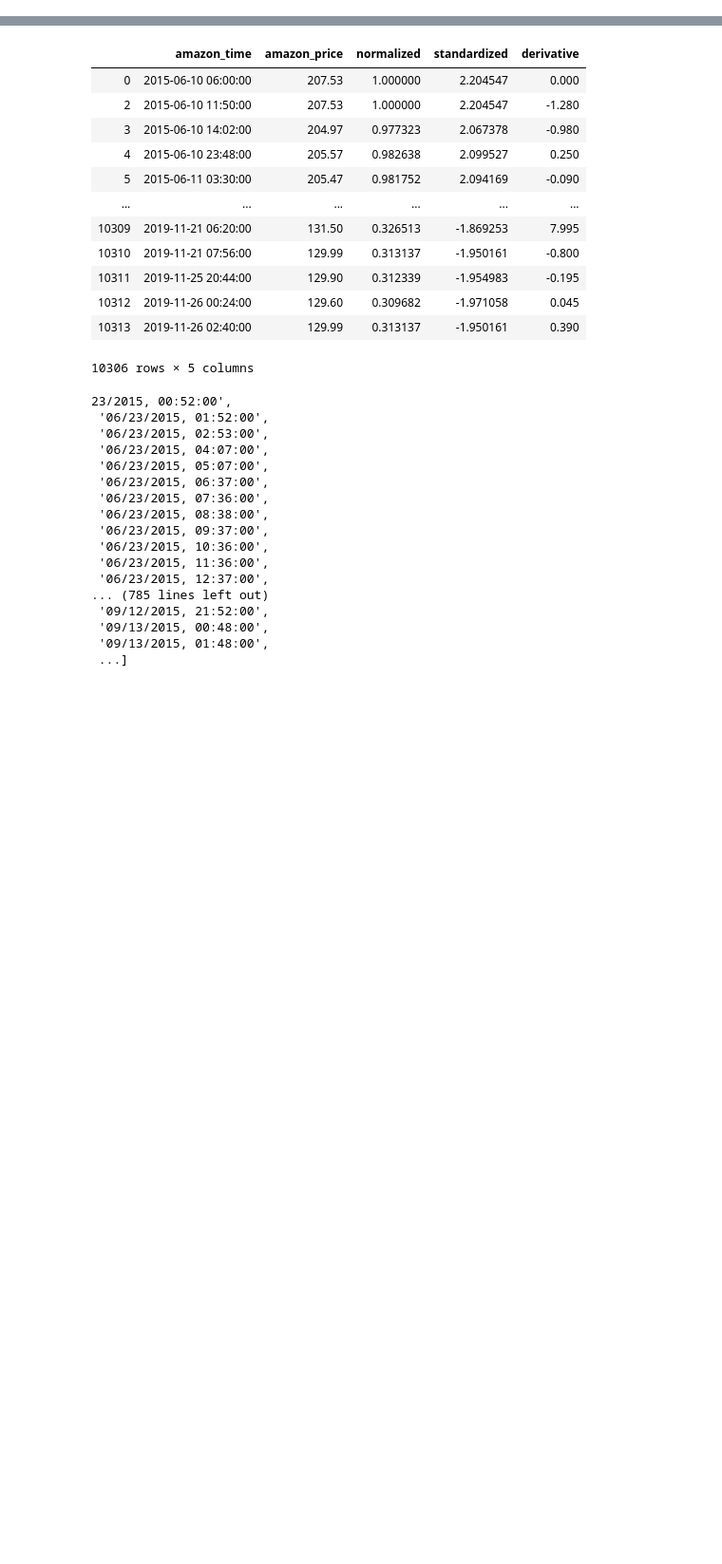
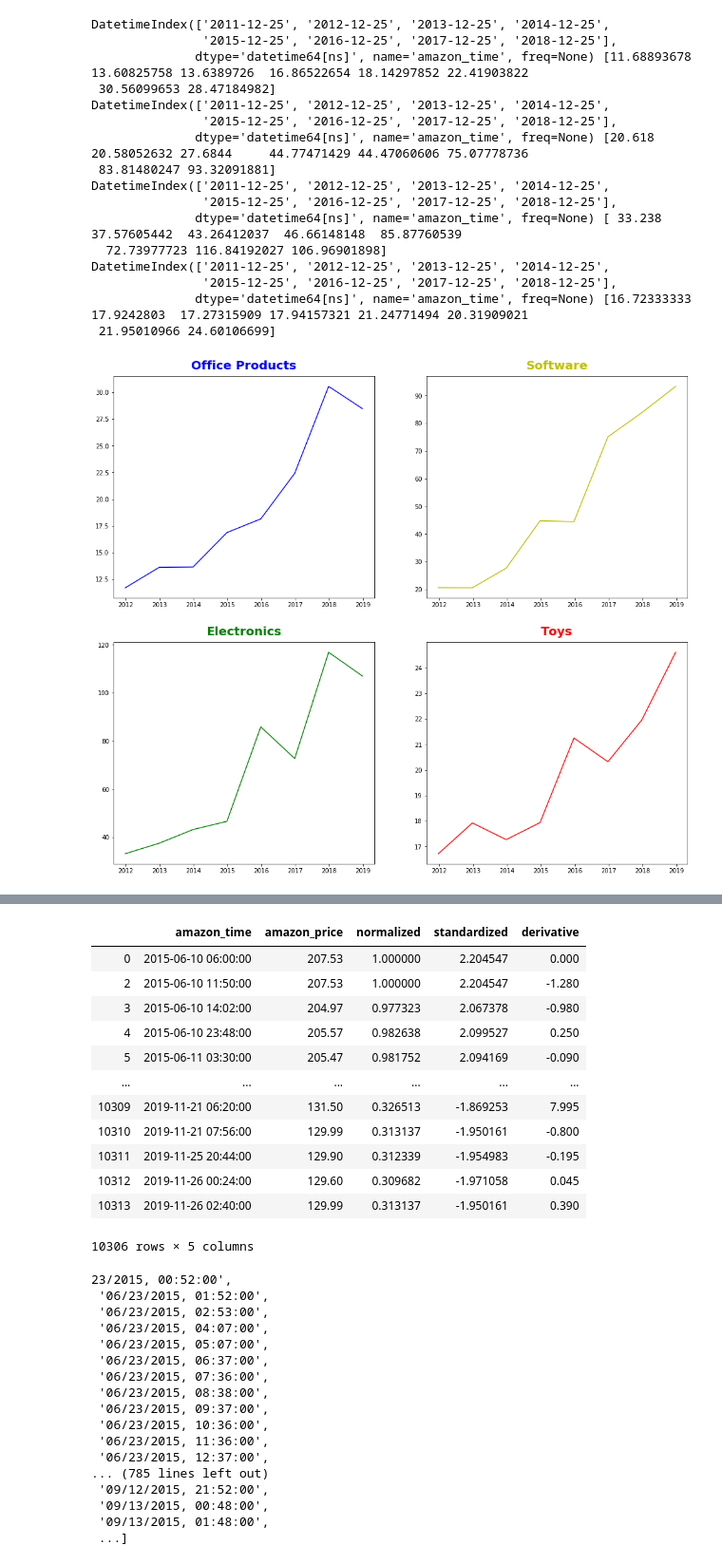
Before and after one commit to ddl004/ECE-143-Amazon-Price-History-Analysis, a Jupyter notebook: Christmas Plot.ipynb, the cells around one changed output, grey strips where cells are left out. Shown: that part at 95% size. Drawn from its saved outputs; the diff is of its cells as text; code cells hidden in the pictures; blank space fills up the shorter version.

```diff
--- a/Christmas Plot.ipynb
+++ b/Christmas Plot.ipynb
@@ -11,0 +275,34 @@ import pandas as pd
+# %%
+colors = ['b', 'y', 'g', 'r']
+fig, axes = plt.subplots(figsize=(17, 14), nrows=2, ncols=2)
+fig.subplots_adjust(wspace=0.2, hspace=0.20, top=0.85, bottom=0.05)
+
+for ax, data_item, color in zip(axes.flat, t.items(), colors):
+    title = data_item[0]
+    d = data_item[1]
+
+    print(d.index, d.values)
+    ax.plot(d.index, d.values, color = color)
+
+    ax.set_title(title,weight='bold', size=20, position=(0.5, 1.03), color = color,
+                 horizontalalignment='center', verticalalignment='center')
+plt.savefig('average_price_christmas.jpg')
+plt.show()
+# %% [output]
+DatetimeIndex(['2011-12-25', '2012-12-25', '2013-12-25', '2014-12-25',
+               '2015-12-25', '2016-12-25', '2017-12-25', '2018-12-25'],
+              dtype='datetime64[ns]', name='amazon_time', freq=None) [11.68893678 13.60825758 13.6389726  16.86522654 18.14297852 22.41903822
+ 30.56099653 28.47184982]
+DatetimeIndex(['2011-12-25', '2012-12-25', '2013-12-25', '2014-12-25',
+               '2015-12-25', '2016-12-25', '2017-12-25', '2018-12-25'],
+              dtype='datetime64[ns]', name='amazon_time', freq=None) [20.618      20.58052632 27.6844     44.77471429 44.47060606 75.07778736
+ 83.81480247 93.32091881]
+DatetimeIndex(['2011-12-25', '2012-12-25', '2013-12-25', '2014-12-25',
+               '2015-12-25', '2016-12-25', '2017-12-25', '2018-12-25'],
+              dtype='datetime64[ns]', name='amazon_time', freq=None) [ 33.238       37.57605442  43.26412037  46.66148148  85.87760539
+  72.73977723 116.84192027 106.96901898]
+DatetimeIndex(['2011-12-25', '2012-12-25', '2013-12-25', '2014-12-25',
+               '2015-12-25', '2016-12-25', '2017-12-25', '2018-12-25'],
+              dtype='datetime64[ns]', name='amazon_time', freq=None) [16.72333333 17.9242803  17.27315909 17.94157321 21.24771494 20.31909021
+ 21.95010966 24.60106699]
+[figure, added]
```
Also changed, not shown: parts of 18 cells of this notebook, 7 other files.
